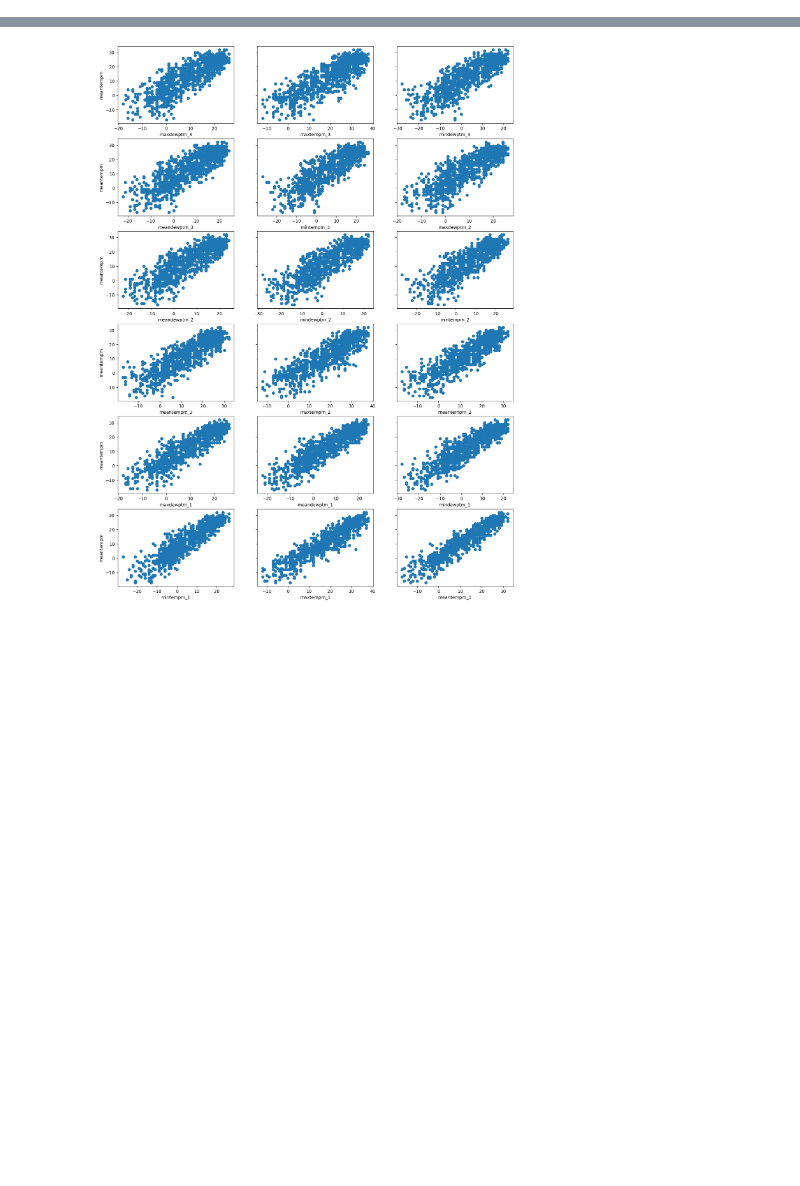
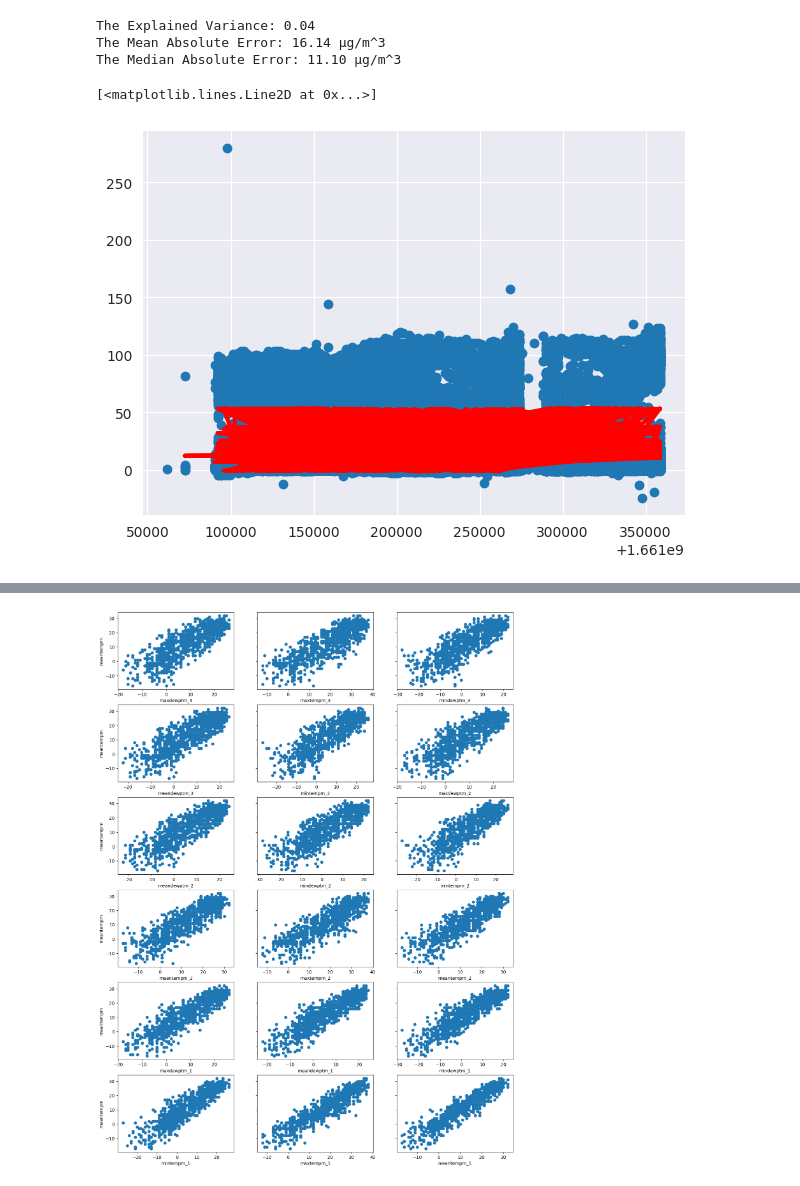
Before and after one commit to MartinWeise/egi-2022, a Jupyter notebook: Predict Particles.ipynb, the cells around one changed output, grey strips where cells are left out. Saved outputs shown, nothing was run; the diff lists cells and outputs as text; code cells hidden in the pictures; blank space fills up the shorter version.

```diff
--- a/Predict Particles.ipynb
+++ b/Predict Particles.ipynb
@@ -71,0 +67,8 @@ meantempm      1.000000
+# %%
+# separate the predictor variables (X) from the outcome variable y
+X = df2[predictors]
+y = df2['value']
+
+# Add a constant to the predictor variable set to represent the Bo intercept
+# X = sm.add_constant(X)
+X.iloc[:5, :5]
@@ -71,0 +126,4 @@ meantempm      1.000000
+# %%
+X = X[result]
+model = sm.OLS(y, X).fit()
+model.summary()
@@ -71,0 +154,30 @@ meantempm      1.000000
+# %%
+X_train, X_test, y_train, y_test = train_test_split(
+    X, y, test_size=0.2, random_state=12)
+# %%
+# instantiate the regressor class
+regressor = LinearRegression()
+
+# fit the model by fitting the regressor to the training data
+regressor.fit(X_train, y_train)
+
+# make a prediction set using the test set
+prediction = regressor.predict(X_test)
+
+# Evaluate the prediction accuracy of the model
+print('The Explained Variance: %.2f' % regressor.score(X_test, y_test))
+print('The Mean Absolute Error: %.2f µg/m^3' % mean_absolute_error(
+    y_test, prediction))
+print('The Median Absolute Error: %.2f µg/m^3' %
+      median_absolute_error(y_test, prediction))
+# %% [output]
+The Explained Variance: 0.04
+The Mean Absolute Error: 16.14 µg/m^3
+The Median Absolute Error: 11.10 µg/m^3
+# %%
+plt.rcParams['figure.figsize'] = [7, 5]
+plt.scatter(X_train["time"], y_train)
+plt.plot(X_test["time"], prediction, color="red", linewidth=3)
+# %% [output]
+[<matplotlib.lines.Line2D at 0x...>]
+[figure, added]
```
Also changed, not shown: parts of 13 cells of this notebook.
